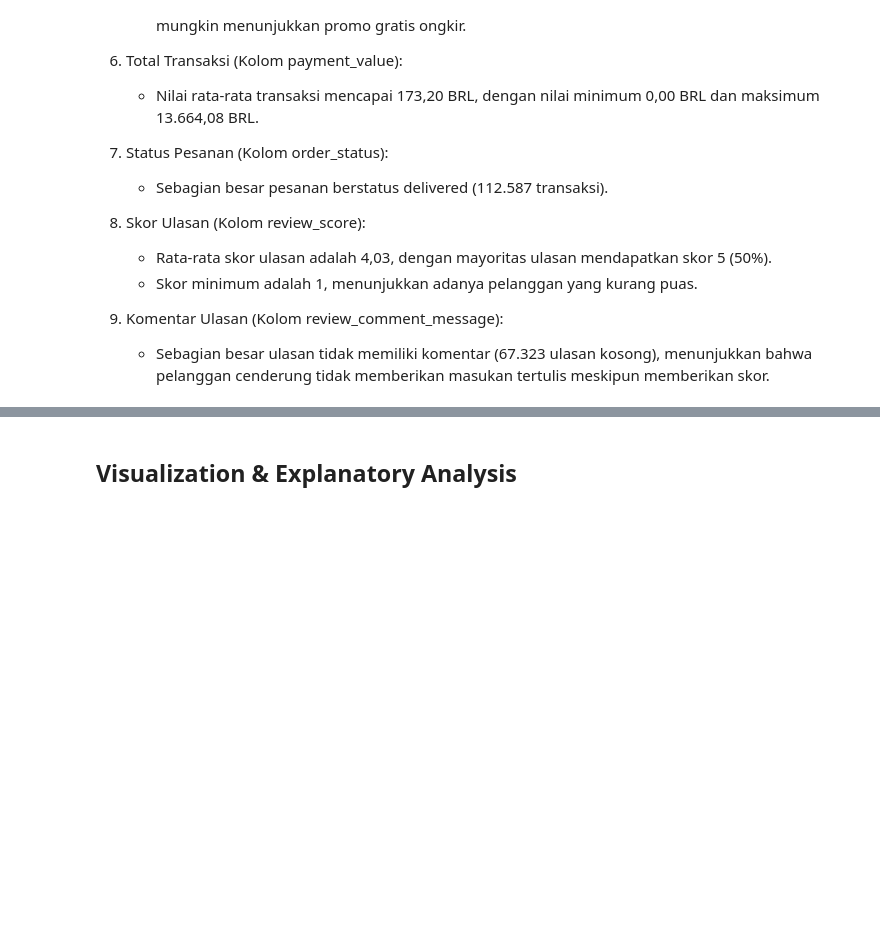
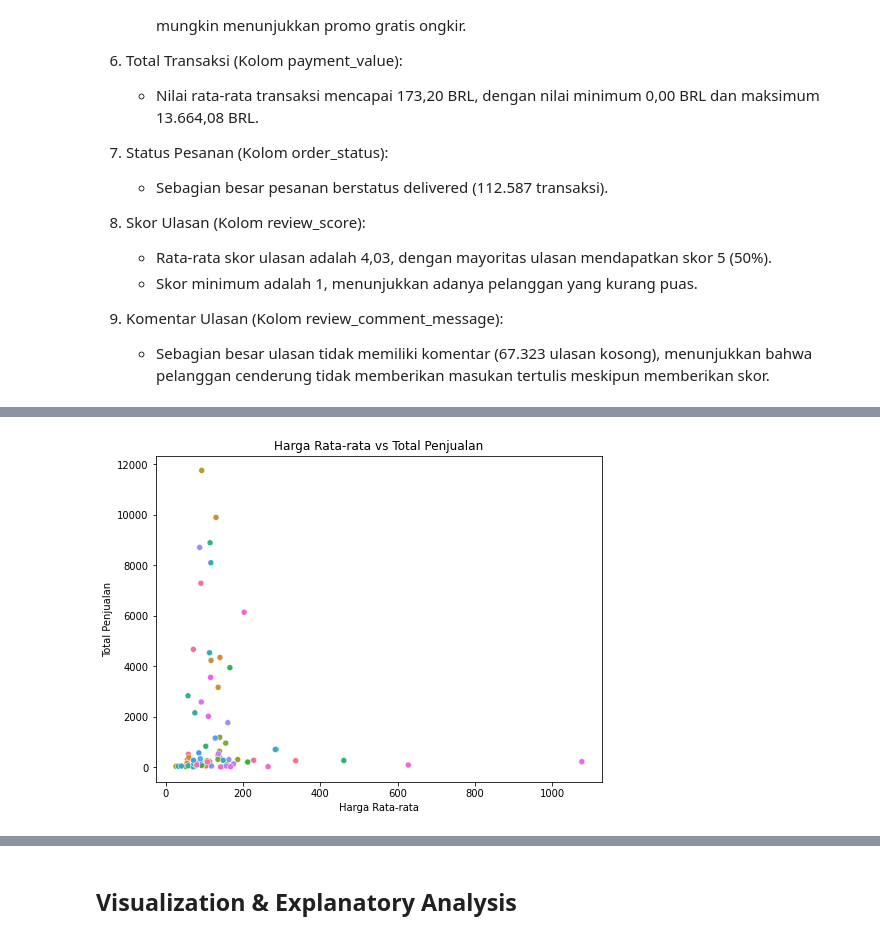
Before and after one commit to AgivChaedar/AnalisisEcommerce, a Jupyter notebook: Proyek_Analisis_Data.ipynb, the cells around one changed output, grey strips where cells are left out. Saved outputs shown, nothing was run; the diff lists cells and outputs as text; code cells hidden in the pictures; blank space fills up the shorter version.

```diff
--- a/Proyek_Analisis_Data.ipynb
+++ b/Proyek_Analisis_Data.ipynb
@@ -1389,0 +1424,15 @@ mergedf.describe(include='all', datetime_is_numeric=True)
+# %%
+category_summary = (
+    mergedf.groupby('product_category_name')
+    .agg(total_sold=('order_id', 'size'), avg_price=('price', 'mean'))
+    .reset_index()
+)
+
+plt.figure(figsize=(8, 6))
+sns.scatterplot(data=category_summary, x='avg_price', y='total_sold', hue='product_category_name', legend=False)
+plt.title('Harga Rata-rata vs Total Penjualan')
+plt.xlabel('Harga Rata-rata')
+plt.ylabel('Total Penjualan')
+plt.show()
+# %% [output]
+[figure, added]
```
Also changed, not shown: parts of 33 cells of this notebook, 2 other files.
